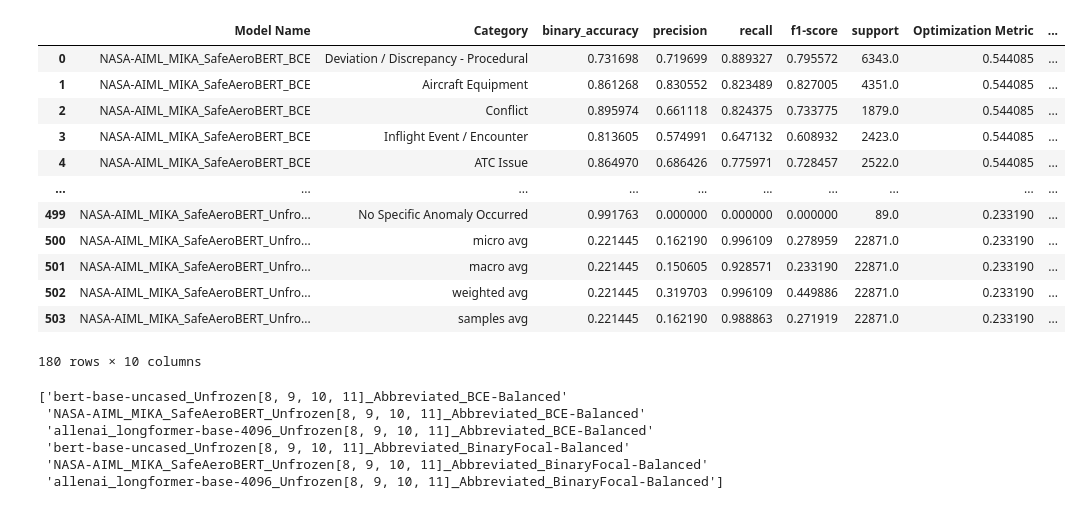
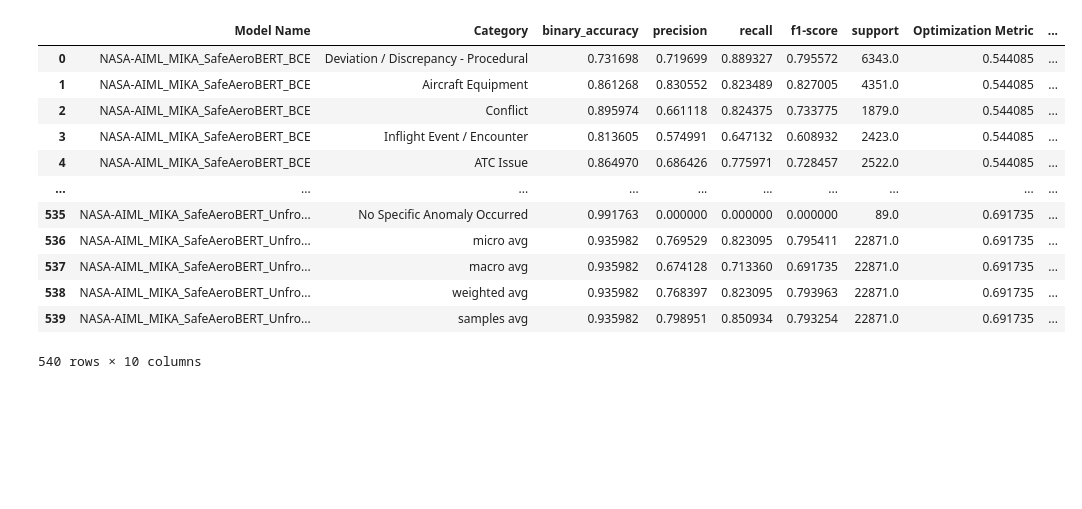
Before and after one commit to Gogonemnem/Safran-Project, a Jupyter notebook: Visualization_plot.ipynb, the cells around one changed output. Drawn from its saved outputs; the diff is of its cells as text; code cells hidden in the pictures; blank space fills up the shorter version.

```diff
--- a/Visualization_plot.ipynb
+++ b/Visualization_plot.ipynb
@@ -19,29 +22,18 @@ results2 = pd.read_csv("/content/Safran-Project/results.csv", sep=",")
 # %%
-results2["Model"] = results2["Model Name"].apply(lambda x: "SafeAeroBERT" if "SafeAeroBERT" in x else("LongFormer" if "longformer" in x else "BERT"))
+# Divide the results in groups based on model types
+results["Model"] = results["Model Name"].apply(lambda x: "SafeAeroBERT" if "SafeAeroBERT" in x else("LongFormer" if "longformer" in x else "BERT"))
+results
+# %% [output]
+|  | Model Name | Category | binary_accuracy | precision | recall | f1-score | support | Optimization Metric | ... |
+| 0 | NASA-AIML_MIKA_SafeAeroBERT_BCE | Deviation / Discrepancy - Procedural | 0.731698 | 0.719699 | 0.889327 | 0.795572 | 6343.0 | 0.544085 | ... |
+| 1 | NASA-AIML_MIKA_SafeAeroBERT_BCE | Aircraft Equipment | 0.861268 | 0.830552 | 0.823489 | 0.827005 | 4351.0 | 0.544085 | ... |
+| 2 | NASA-AIML_MIKA_SafeAeroBERT_BCE | Conflict | 0.895974 | 0.661118 | 0.824375 | 0.733775 | 1879.0 | 0.544085 | ... |
+| 3 | NASA-AIML_MIKA_SafeAeroBERT_BCE | Inflight Event / Encounter | 0.813605 | 0.574991 | 0.647132 | 0.608932 | 2423.0 | 0.544085 | ... |
+| 4 | NASA-AIML_MIKA_SafeAeroBERT_BCE | ATC Issue | 0.864970 | 0.686426 | 0.775971 | 0.728457 | 2522.0 | 0.544085 | ... |
+| ... | ... | ... | ... | ... | ... | ... | ... | ... | ... |
+| 535 | NASA-AIML_MIKA_SafeAeroBERT_Unfro... | No Specific Anomaly Occurred | 0.991763 | 0.000000 | 0.000000 | 0.000000 | 89.0 | 0.691735 | ... |
+| 536 | NASA-AIML_MIKA_SafeAeroBERT_Unfro... | micro avg | 0.935982 | 0.769529 | 0.823095 | 0.795411 | 22871.0 | 0.691735 | ... |
+| 537 | NASA-AIML_MIKA_SafeAeroBERT_Unfro... | macro avg | 0.935982 | 0.674128 | 0.713360 | 0.691735 | 22871.0 | 0.691735 | ... |
+| 538 | NASA-AIML_MIKA_SafeAeroBERT_Unfro... | weighted avg | 0.935982 | 0.768397 | 0.823095 | 0.793963 | 22871.0 | 0.691735 | ... |
+| 539 | NASA-AIML_MIKA_SafeAeroBERT_Unfro... | samples avg | 0.935982 | 0.798951 | 0.850934 | 0.793254 | 22871.0 | 0.691735 | ... |
+540 rows × 10 columns
-# %%
-results2[results2["Model"] == "SafeAeroBERT"]
-# %% [output]
-|  | Model Name | Category | binary_accuracy | precision | recall | f1-score | support | Optimization Metric | ... |
-| 0 | NASA-AIML_MIKA_SafeAeroBERT_BCE | Deviation / Discrepancy - Procedural | 0.731698 | 0.719699 | 0.889327 | 0.795572 | 6343.0 | 0.544085 | ... |
-| 1 | NASA-AIML_MIKA_SafeAeroBERT_BCE | Aircraft Equipment | 0.861268 | 0.830552 | 0.823489 | 0.827005 | 4351.0 | 0.544085 | ... |
-| 2 | NASA-AIML_MIKA_SafeAeroBERT_BCE | Conflict | 0.895974 | 0.661118 | 0.824375 | 0.733775 | 1879.0 | 0.544085 | ... |
-| 3 | NASA-AIML_MIKA_SafeAeroBERT_BCE | Inflight Event / Encounter | 0.813605 | 0.574991 | 0.647132 | 0.608932 | 2423.0 | 0.544085 | ... |
-| 4 | NASA-AIML_MIKA_SafeAeroBERT_BCE | ATC Issue | 0.864970 | 0.686426 | 0.775971 | 0.728457 | 2522.0 | 0.544085 | ... |
-| ... | ... | ... | ... | ... | ... | ... | ... | ... | ... |
-| 499 | NASA-AIML_MIKA_SafeAeroBERT_Unfro... | No Specific Anomaly Occurred | 0.991763 | 0.000000 | 0.000000 | 0.000000 | 89.0 | 0.233190 | ... |
-| 500 | NASA-AIML_MIKA_SafeAeroBERT_Unfro... | micro avg | 0.221445 | 0.162190 | 0.996109 | 0.278959 | 22871.0 | 0.233190 | ... |
-| 501 | NASA-AIML_MIKA_SafeAeroBERT_Unfro... | macro avg | 0.221445 | 0.150605 | 0.928571 | 0.233190 | 22871.0 | 0.233190 | ... |
-| 502 | NASA-AIML_MIKA_SafeAeroBERT_Unfro... | weighted avg | 0.221445 | 0.319703 | 0.996109 | 0.449886 | 22871.0 | 0.233190 | ... |
-| 503 | NASA-AIML_MIKA_SafeAeroBERT_Unfro... | samples avg | 0.221445 | 0.162190 | 0.988863 | 0.271919 | 22871.0 | 0.233190 | ... |
-180 rows × 10 columns
-# %%
-df_abbreviated = results2[results2["Model Name"].str.contains("Abbreviated")]
-unique_categories = df_abbreviated['Model Name'].unique()
-print(unique_categories)
-# %% [output]
-['bert-base-uncased_Unfrozen[8, 9, 10, 11]_Abbreviated_BCE-Balanced'
- 'NASA-AIML_MIKA_SafeAeroBERT_Unfrozen[8, 9, 10, 11]_Abbreviated_BCE-Balanced'
- 'allenai_longformer-base-4096_Unfrozen[8, 9, 10, 11]_Abbreviated_BCE-Balanced'
- 'bert-base-uncased_Unfrozen[8, 9, 10, 11]_Abbreviated_BinaryFocal-Balanced'
- 'NASA-AIML_MIKA_SafeAeroBERT_Unfrozen[8, 9, 10, 11]_Abbreviated_BinaryFocal-Balanced'
- 'allenai_longformer-base-4096_Unfrozen[8, 9, 10, 11]_Abbreviated_BinaryFocal-Balanced']
```
Also changed, not shown: parts of 17 cells of this notebook.
